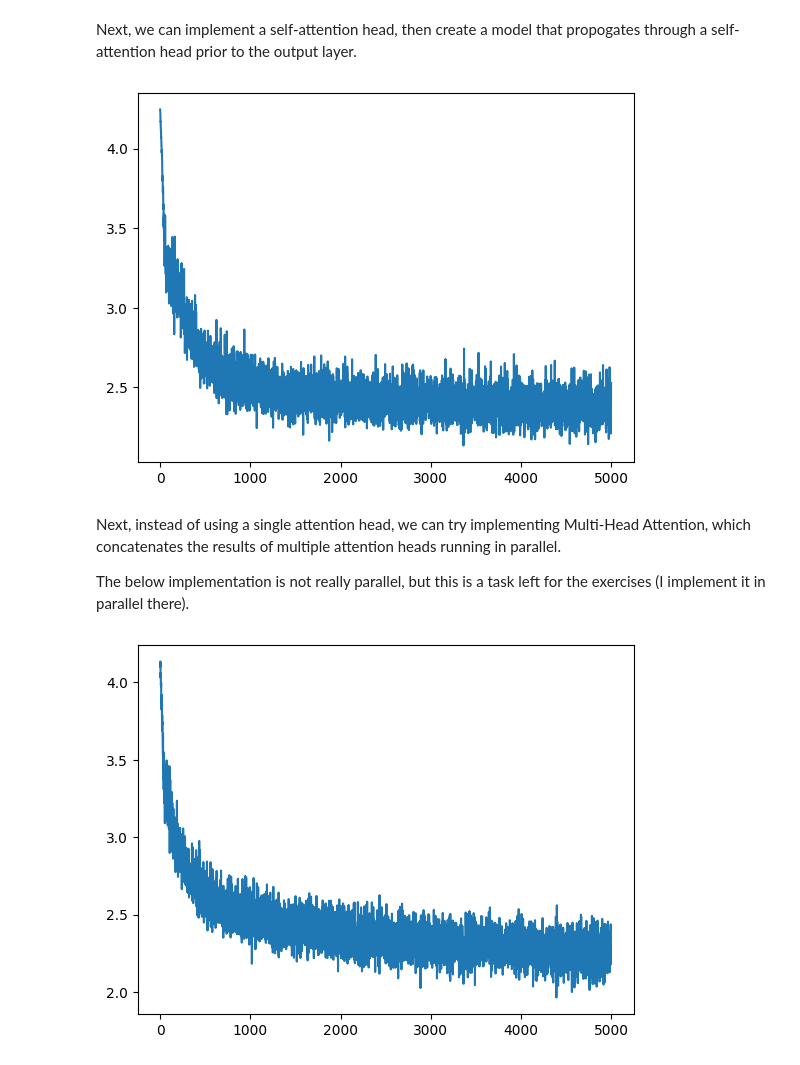
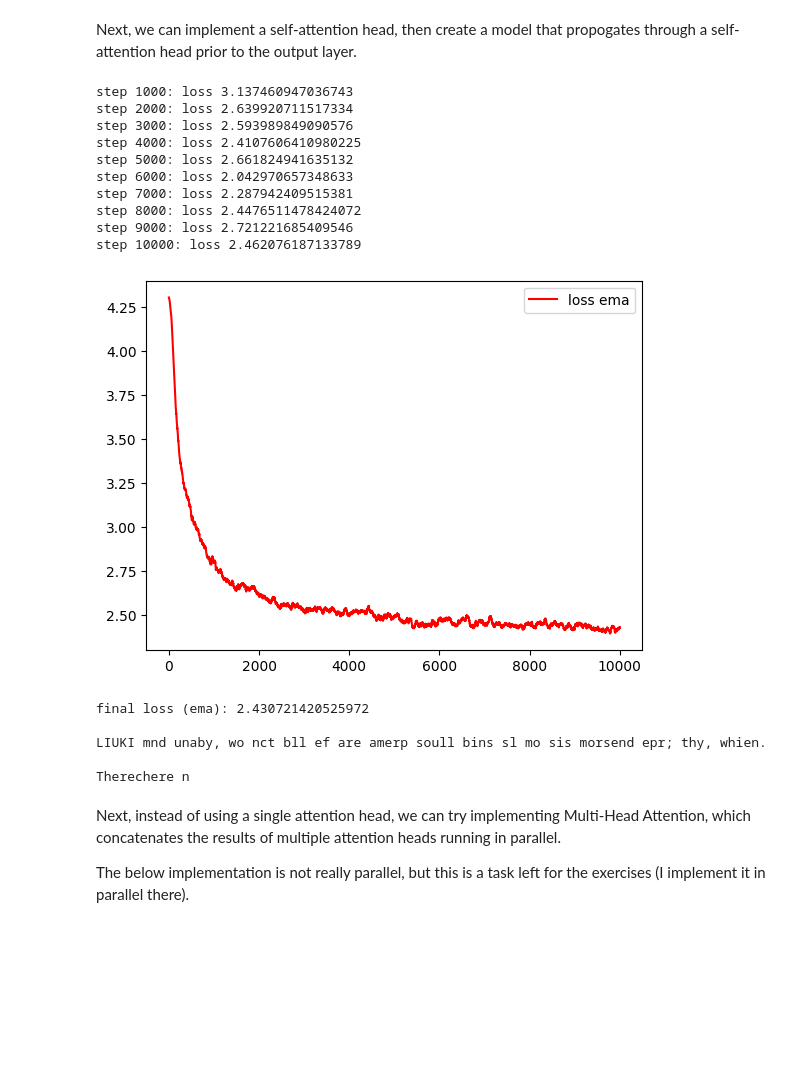
Before and after one commit to lowrollr/nn_zero_to_hero, a Jupyter notebook: l7_gpt/lecture.ipynb, the cells around one changed output. Cells and saved outputs as stored; diff of their text form; code cells hidden in the pictures; blank space fills up the shorter version.

```diff
--- a/l7_gpt/lecture.ipynb
+++ b/l7_gpt/lecture.ipynb
@@ -374,24 +396,28 @@ class SingleHeadModel(nn.Module):
             idx_next = torch.multinomial(probs, num_samples=1)
             idx = torch.cat((idx, idx_next), dim=1)
         return idx
-# %%
-single_head_model = SingleHeadModel(vocab_size, emb_size=32, head_size=32, context_length=block_size).to(device)
-optimizer = torch.optim.AdamW(single_head_model.parameters(), lr=1e-3)
-
-batch_size = 32
-losses = []
-for steps in range(5000):
-    xb, yb = get_batch('train')
-
-    logits, loss = single_head_model(xb, yb)
-    losses.append(loss.item())
-    optimizer.zero_grad(set_to_none=True)
-    loss.backward()
-    optimizer.step()
-plt.plot(losses)
-plt.show()
-# %% [output]
-[figure, removed]
+# %%
+single_head_model = SingleHeadModel(vocab_size, emb_size=32, head_size=32, context_length=block_size).to(device)
+losses = train(single_head_model, 10000)
+plot_ema(losses)
+generate_text(single_head_model)
+# %% [output]
+step 1000: loss 3.137460947036743
+step 2000: loss 2.639920711517334
+step 3000: loss 2.593989849090576
+step 4000: loss 2.4107606410980225
+step 5000: loss 2.661824941635132
+step 6000: loss 2.042970657348633
+step 7000: loss 2.287942409515381
+step 8000: loss 2.4476511478424072
+step 9000: loss 2.721221685409546
+step 10000: loss 2.462076187133789
+[figure, added]
+final loss (ema): 2.430721420525972
+
+LIUKI mnd unaby, wo nct bll ef are amerp soull bins sl mo sis morsend epr; thy, whien.
+
+Therechere n
 # %% [markdown]
 Next, instead of using a single attention head, we can try implementing Multi-Head Attention, which concatenates the results of multiple attention heads running in parallel.
 
@@ -454,21 +480,3 @@ class MultiHeadModel(nn.Module):
             idx_next = torch.multinomial(probs, num_samples=1)
             idx = torch.cat((idx, idx_next), dim=1)
         return idx
-# %%
-multi_head_model = MultiHeadModel(vocab_size, emb_size=32, head_size=32, context_length=block_size, num_multi_attn_heads=4).to(device)
-optimizer = torch.optim.AdamW(multi_head_model.parameters(), lr=1e-3)
-
-batch_size = 32
-losses = []
-for steps in range(5000):
-    xb, yb = get_batch('train')
-
-    logits, loss = multi_head_model(xb, yb)
-    losses.append(loss.item())
-    optimizer.zero_grad(set_to_none=True)
-    loss.backward()
-    optimizer.step()
-plt.plot(losses)
-plt.show()
-# %% [output]
-[figure, removed]
```
Also changed, not shown: parts of 24 cells of this notebook.
